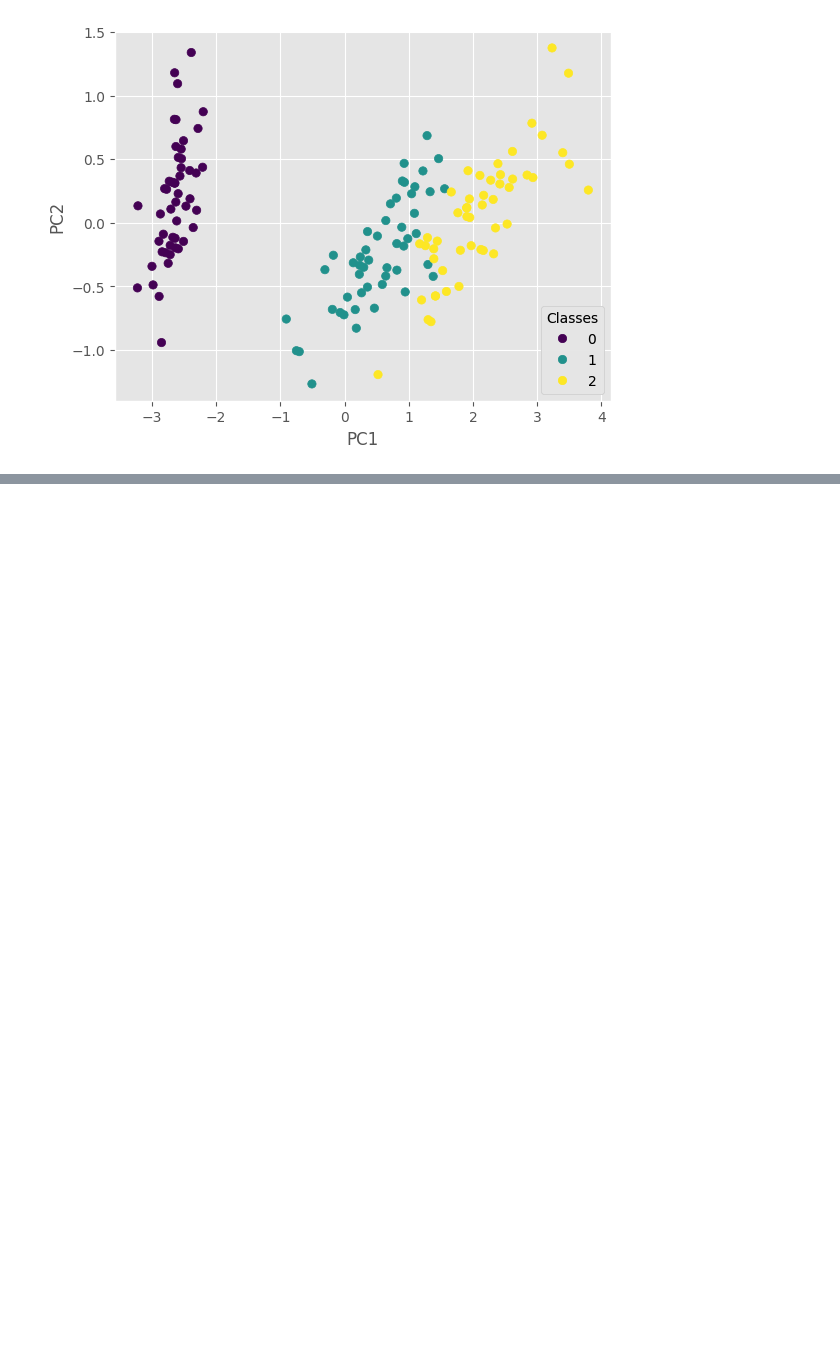
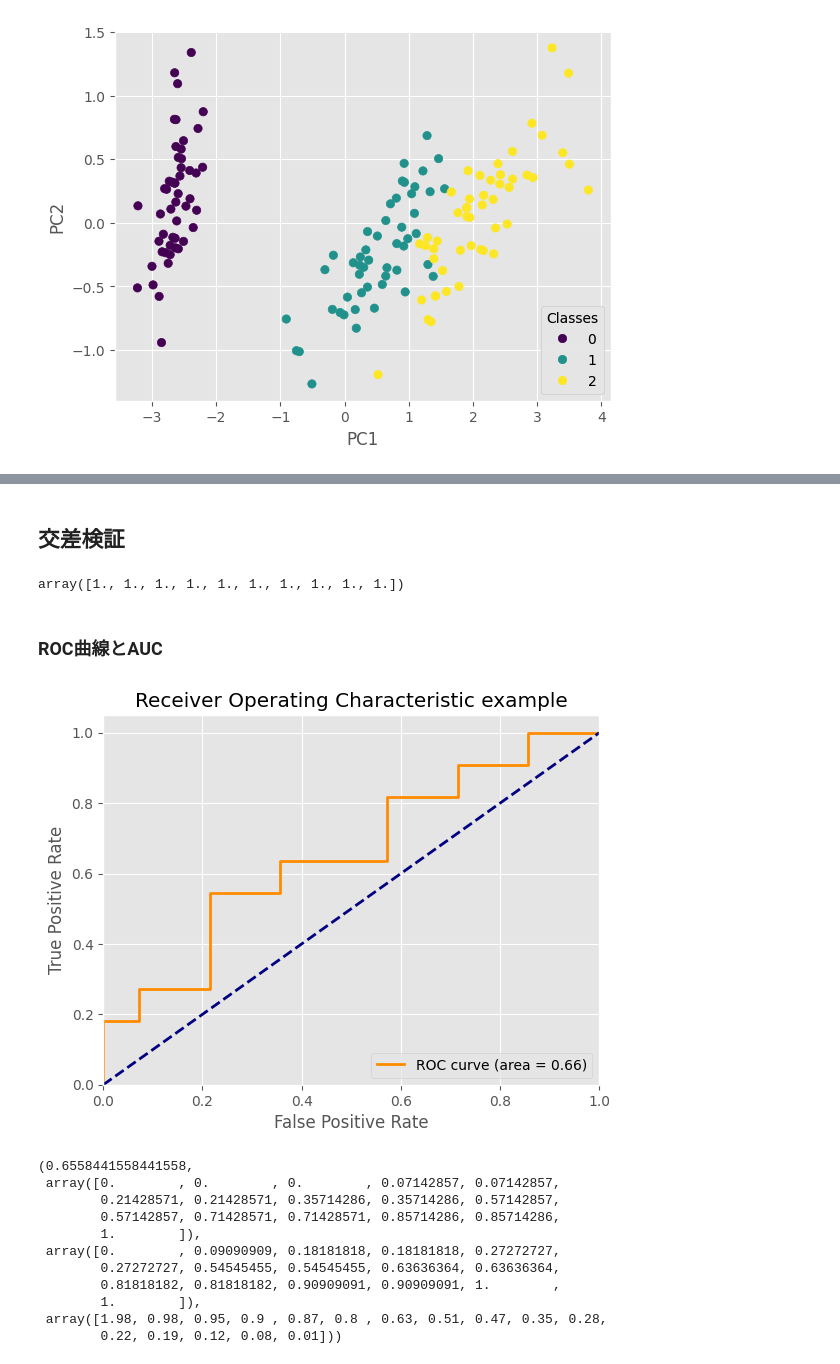
Before and after one commit to phonon-py/ZTest_ws, a Jupyter notebook: data_analysis2.ipynb, the cells around one changed output, grey strips where cells are left out. Saved outputs shown, nothing was run; the diff lists cells and outputs as text; code cells hidden in the pictures; blank space fills up the shorter version.

```diff
--- a/data_analysis2.ipynb
+++ b/data_analysis2.ipynb
@@ -489,0 +577,63 @@ plt.show()
+# %% [markdown]
+## 交差検証
+# %%
+iris = load_iris()
+X, y = iris.data[:100,:], iris.target[:100]
+# SVMをインスタンス化
+svc = SVC()
+# 10分割の交差検証を実施
+cross_val_score(svc, X, y, cv=10, scoring='precision')
+# %% [output]
+array([1., 1., 1., 1., 1., 1., 1., 1., 1., 1.])
+# %% [markdown]
+### ROC曲線とAUC
+# %%
+
+# 合成データセットの作成
+# 予測確信度スコア（信頼度スコア）
+scores = np.array([
+    0.98, 0.95, 0.90, 0.87, 0.85, 0.80, 0.75, 0.71, 0.63, 0.55,
+    0.51, 0.47, 0.43, 0.38, 0.35, 0.31, 0.28, 0.24, 0.22, 0.19,
+    0.15, 0.12, 0.08, 0.04, 0.01
+])
+
+# 実際のクラスラベル（1は正のクラス、0は負のクラス）
+# 画像では「適合した」と記述されているものを1、「適合しなかった」を0とする
+labels = np.array([
+    1, 1, 0, 1, 0, 0, 1, 1, 1, 0,
+    0, 1, 0, 0, 0, 1, 1, 0, 0, 1,
+    0, 0, 1, 0, 0
+])
+
+# ROC曲線の計算
+fpr, tpr, thresholds = roc_curve(labels, scores)
+roc_auc = auc(fpr, tpr)
+
+# ROC曲線のプロット
+plt.figure()
+lw = 2
+plt.plot(fpr, tpr, color='darkorange', lw=lw, label='ROC curve (area = %0.2f)' % roc_auc)
+plt.plot([0, 1], [0, 1], color='navy', lw=lw, linestyle='--')
+plt.xlim([0.0, 1.0])
+plt.ylim([0.0, 1.05])
+plt.xlabel('False Positive Rate')
+plt.ylabel('True Positive Rate')
+plt.title('Receiver Operating Characteristic example')
+plt.legend(loc="lower right")
+plt.show()
+
+# ROC曲線とAUCの値の出力
+roc_auc, fpr, tpr, thresholds
+# %% [output]
+[figure, added]
+(0.6558441558441558,
+ array([0.        , 0.        , 0.        , 0.07142857, 0.07142857,
+        0.21428571, 0.21428571, 0.35714286, 0.35714286, 0.57142857,
+        0.57142857, 0.71428571, 0.71428571, 0.85714286, 0.85714286,
+        1.        ]),
+ array([0.        , 0.09090909, 0.18181818, 0.18181818, 0.27272727,
+        0.27272727, 0.54545455, 0.54545455, 0.63636364, 0.63636364,
+        0.81818182, 0.81818182, 0.90909091, 0.90909091, 1.        ,
+        1.        ]),
+ array([1.98, 0.98, 0.95, 0.9 , 0.87, 0.8 , 0.63, 0.51, 0.47, 0.35, 0.28,
+        0.22, 0.19, 0.12, 0.08, 0.01]))
```
Also changed, not shown: parts of 7 cells of this notebook.
